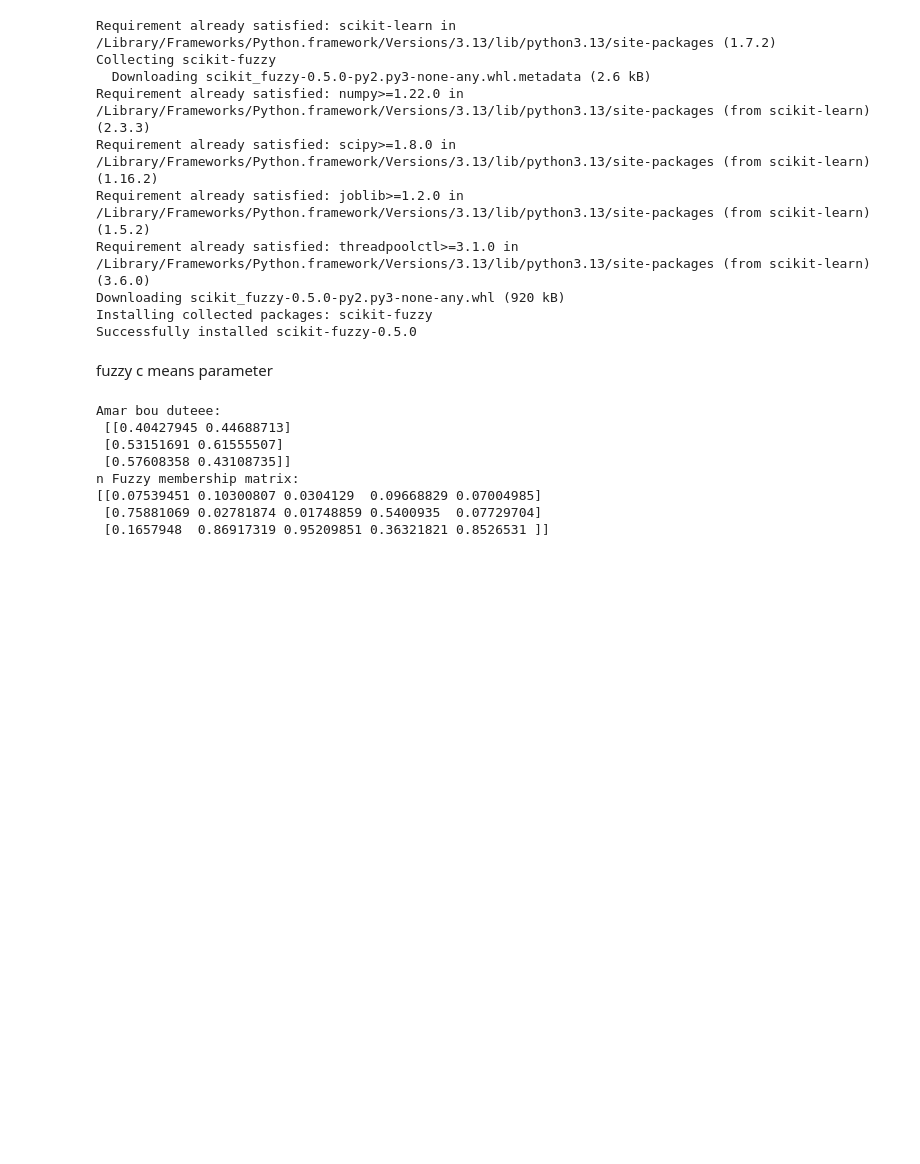
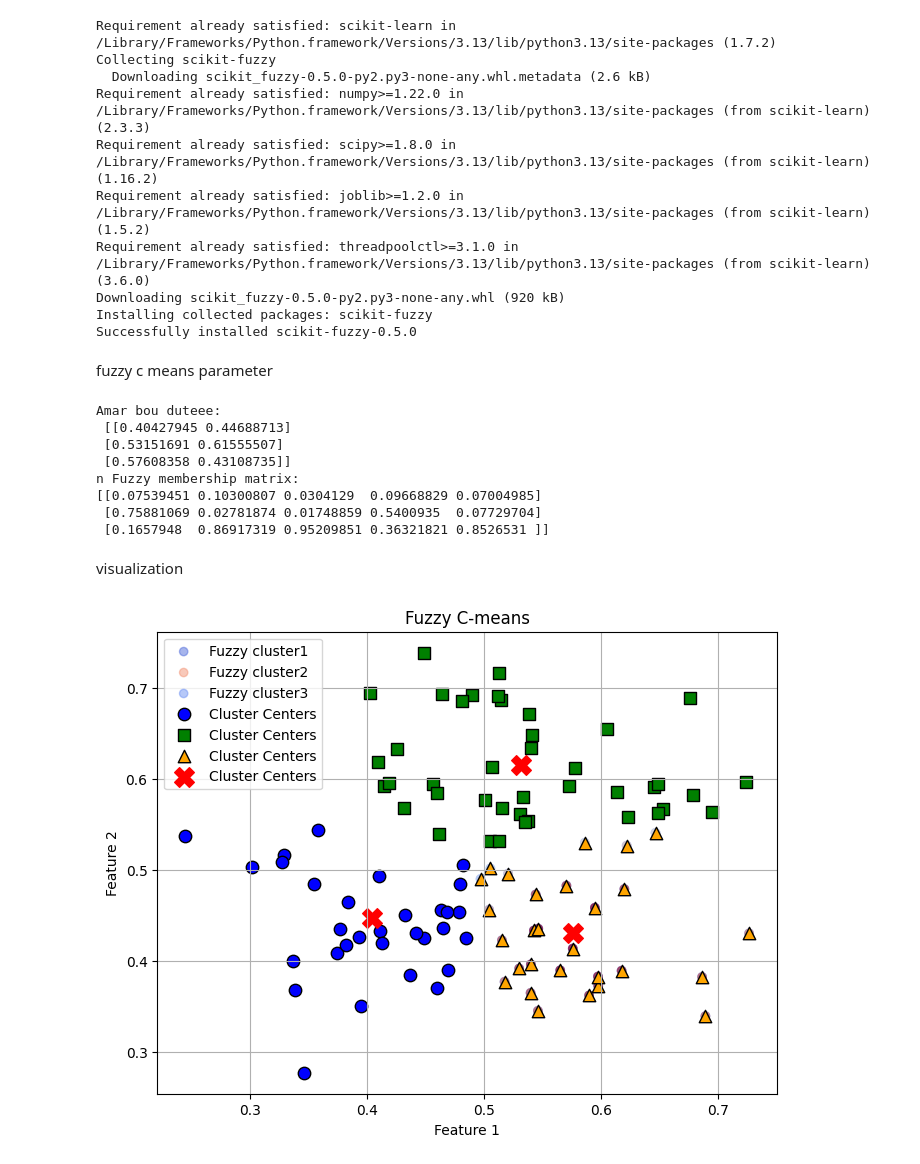
Before and after one commit to shovo896/ML_Models-, a Jupyter notebook: fuzzy_clustering.ipynb, the cells around one changed output. Cells and saved outputs as stored; diff of their text form; code cells hidden in the pictures; blank space fills up the shorter version.

```diff
--- a/fuzzy_clustering.ipynb
+++ b/fuzzy_clustering.ipynb
@@ -43,3 +43,26 @@ n Fuzzy membership matrix:
 [[0.07539451 0.10300807 0.0304129  0.09668829 0.07004985]
  [0.75881069 0.02781874 0.01748859 0.5400935  0.07729704]
  [0.1657948  0.86917319 0.95209851 0.36321821 0.8526531 ]]
+# %% [markdown]
+visualization
+# %%
+fig,ax=plt.subplots(figsize=(8,6))
+for i in range(n_clusters):
+    ax.scatter(data[0],data[1],c=u[i],cmap='coolwarm',alpha=0.5,label=f'Fuzzy cluster{i+1}')
+
+markers=['o','s','^']
+colors=['blue','green','orange']
+for i in range(n_clusters):
+    cluster_points=data[:,hard_clusters==i]
+    ax.scatter(cluster_points[0],cluster_points[1],c=colors[i],marker=markers[i],edgecolor='k',s=80,label='Cluster Centers')
+
+ax.scatter(cntr[:,0],cntr[:,1],c='red',marker='X',s=200,label='Cluster Centers')
+
+ax.set_title('Fuzzy C-means')
+ax.set_xlabel('Feature 1')
+ax.set_ylabel('Feature 2')
+ax.legend(loc='upper left')
+plt.grid(True)
+plt.show()
+# %% [output]
+[figure, added]
```
